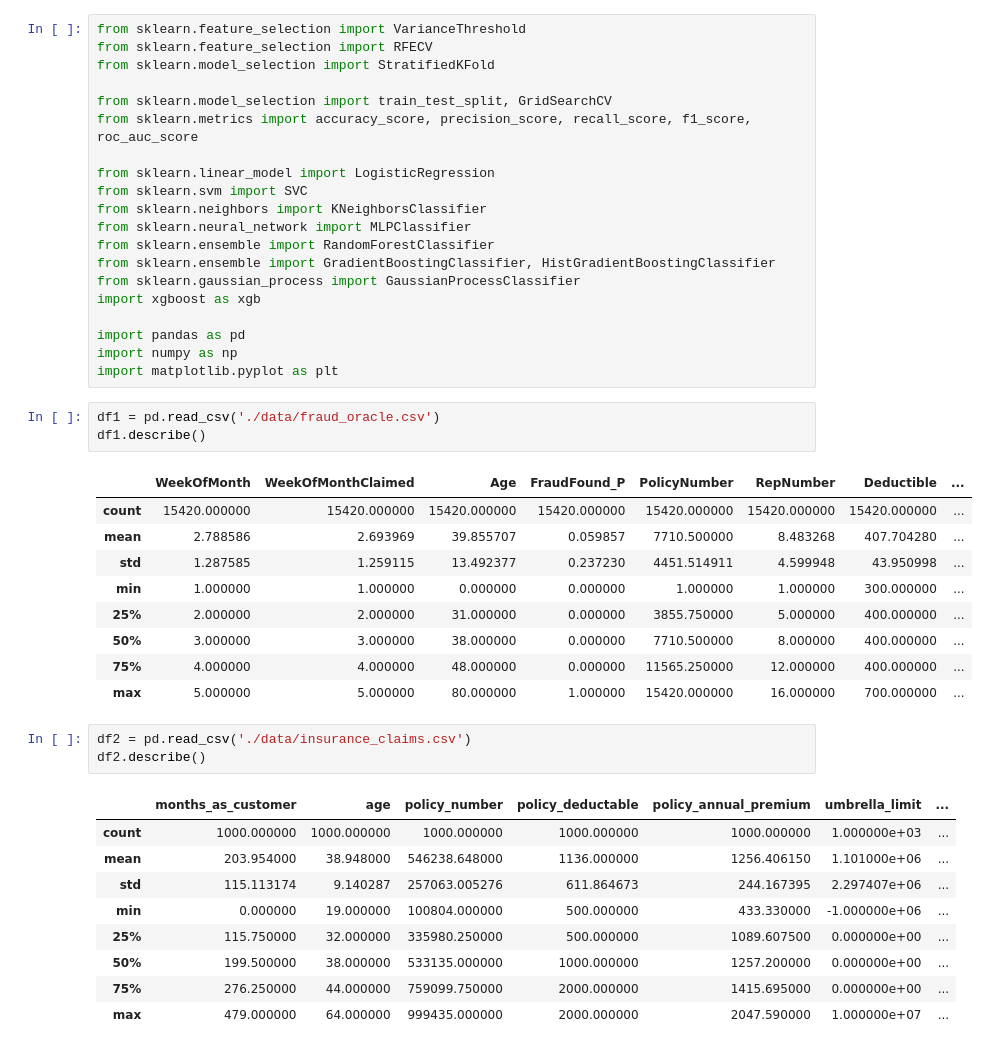
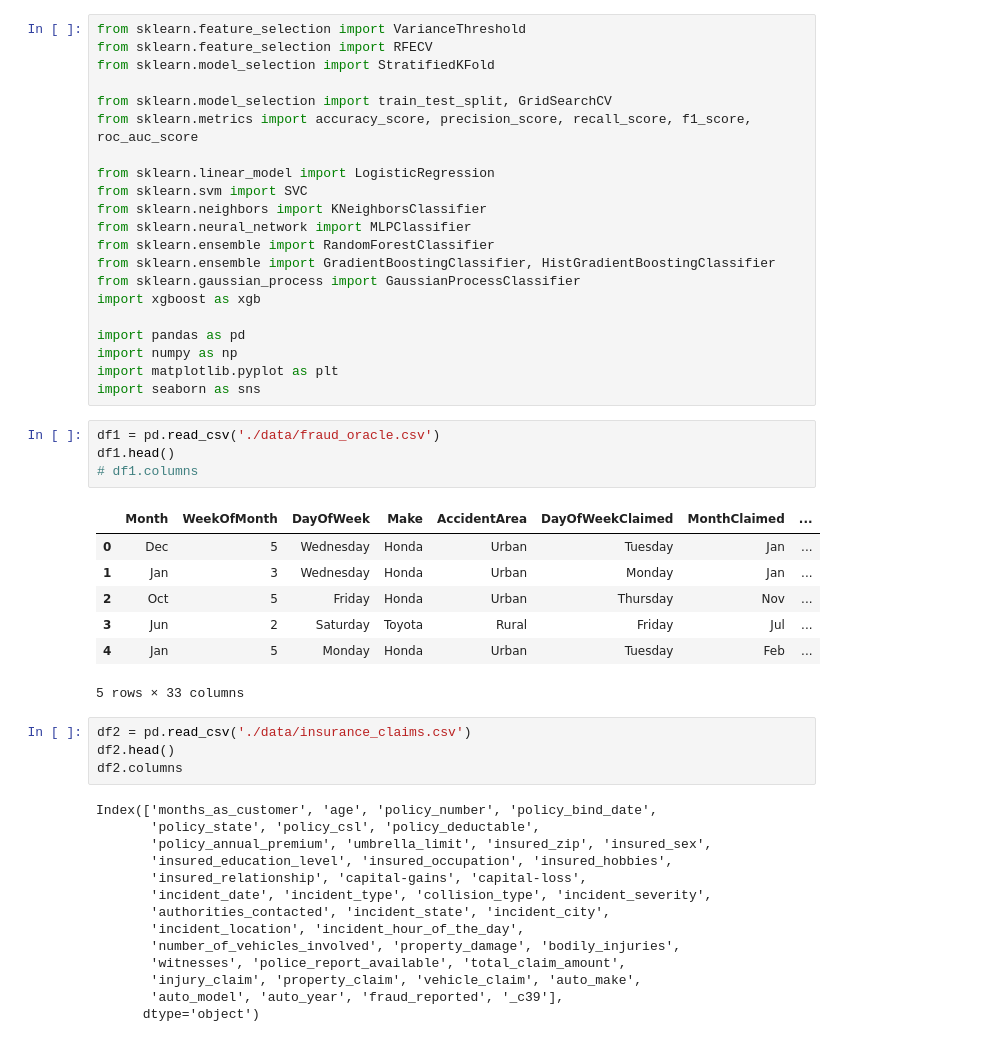
Before and after one commit to tpenha05/RegulaAI_back, a Jupyter notebook: exp_analysis.ipynb, the cells around one changed output. Saved outputs shown, nothing was run; the diff lists cells and outputs as text.

```diff
--- a/exp_analysis.ipynb
+++ b/exp_analysis.ipynb
@@ -18,29 +18,34 @@ import xgboost as xgb
 import pandas as pd
 import numpy as np
 import matplotlib.pyplot as plt
+import seaborn as sns
 # %%
 df1 = pd.read_csv('./data/fraud_oracle.csv')
-df1.describe()
+df1.head()
+# df1.columns
 # %% [output]
-|  | WeekOfMonth | WeekOfMonthClaimed | Age | FraudFound_P | PolicyNumber | RepNumber | Deductible | ... |
-| count | 15420.000000 | 15420.000000 | 15420.000000 | 15420.000000 | 15420.000000 | 15420.000000 | 15420.000000 | ... |
-| mean | 2.788586 | 2.693969 | 39.855707 | 0.059857 | 7710.500000 | 8.483268 | 407.704280 | ... |
-| std | 1.287585 | 1.259115 | 13.492377 | 0.237230 | 4451.514911 | 4.599948 | 43.950998 | ... |
-| min | 1.000000 | 1.000000 | 0.000000 | 0.000000 | 1.000000 | 1.000000 | 300.000000 | ... |
-| 25% | 2.000000 | 2.000000 | 31.000000 | 0.000000 | 3855.750000 | 5.000000 | 400.000000 | ... |
-| 50% | 3.000000 | 3.000000 | 38.000000 | 0.000000 | 7710.500000 | 8.000000 | 400.000000 | ... |
-| 75% | 4.000000 | 4.000000 | 48.000000 | 0.000000 | 11565.250000 | 12.000000 | 400.000000 | ... |
-| max | 5.000000 | 5.000000 | 80.000000 | 1.000000 | 15420.000000 | 16.000000 | 700.000000 | ... |
+|  | Month | WeekOfMonth | DayOfWeek | Make | AccidentArea | DayOfWeekClaimed | MonthClaimed | ... |
+| 0 | Dec | 5 | Wednesday | Honda | Urban | Tuesday | Jan | ... |
+| 1 | Jan | 3 | Wednesday | Honda | Urban | Monday | Jan | ... |
+| 2 | Oct | 5 | Friday | Honda | Urban | Thursday | Nov | ... |
+| 3 | Jun | 2 | Saturday | Toyota | Rural | Friday | Jul | ... |
+| 4 | Jan | 5 | Monday | Honda | Urban | Tuesday | Feb | ... |
+5 rows × 33 columns
 # %%
 df2 = pd.read_csv('./data/insurance_claims.csv')
-df2.describe()
+df2.head()
+df2.columns
 # %% [output]
-|  | months_as_customer | age | policy_number | policy_deductable | policy_annual_premium | umbrella_limit | ... |
-| count | 1000.000000 | 1000.000000 | 1000.000000 | 1000.000000 | 1000.000000 | 1.000000e+03 | ... |
-| mean | 203.954000 | 38.948000 | 546238.648000 | 1136.000000 | 1256.406150 | 1.101000e+06 | ... |
-| std | 115.113174 | 9.140287 | 257063.005276 | 611.864673 | 244.167395 | 2.297407e+06 | ... |
-| min | 0.000000 | 19.000000 | 100804.000000 | 500.000000 | 433.330000 | -1.000000e+06 | ... |
-| 25% | 115.750000 | 32.000000 | 335980.250000 | 500.000000 | 1089.607500 | 0.000000e+00 | ... |
-| 50% | 199.500000 | 38.000000 | 533135.000000 | 1000.000000 | 1257.200000 | 0.000000e+00 | ... |
-| 75% | 276.250000 | 44.000000 | 759099.750000 | 2000.000000 | 1415.695000 | 0.000000e+00 | ... |
-| max | 479.000000 | 64.000000 | 999435.000000 | 2000.000000 | 2047.590000 | 1.000000e+07 | ... |
+Index(['months_as_customer', 'age', 'policy_number', 'policy_bind_date',
+       'policy_state', 'policy_csl', 'policy_deductable',
+       'policy_annual_premium', 'umbrella_limit', 'insured_zip', 'insured_sex',
+       'insured_education_level', 'insured_occupation', 'insured_hobbies',
+       'insured_relationship', 'capital-gains', 'capital-loss',
+       'incident_date', 'incident_type', 'collision_type', 'incident_severity',
+       'authorities_contacted', 'incident_state', 'incident_city',
+       'incident_location', 'incident_hour_of_the_day',
+       'number_of_vehicles_involved', 'property_damage', 'bodily_injuries',
+       'witnesses', 'police_report_available', 'total_claim_amount',
+       'injury_claim', 'property_claim', 'vehicle_claim', 'auto_make',
+       'auto_model', 'auto_year', 'fraud_reported', '_c39'],
+      dtype='object')
```
Also changed, not shown: parts of 11 cells of this notebook.
